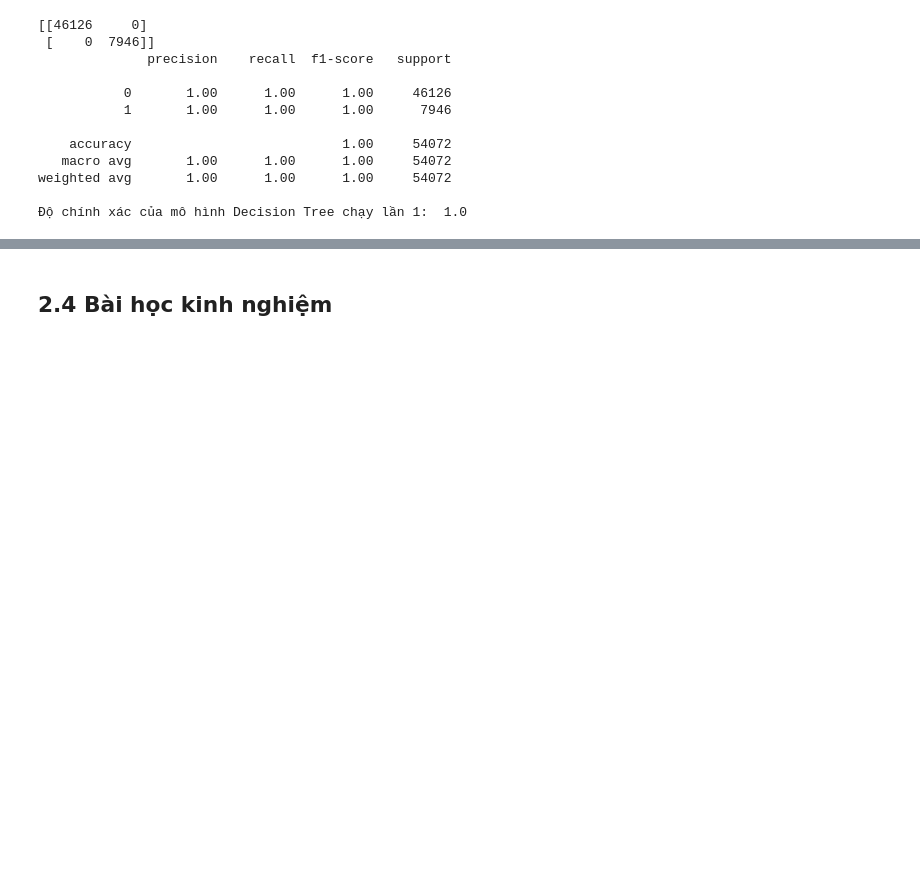
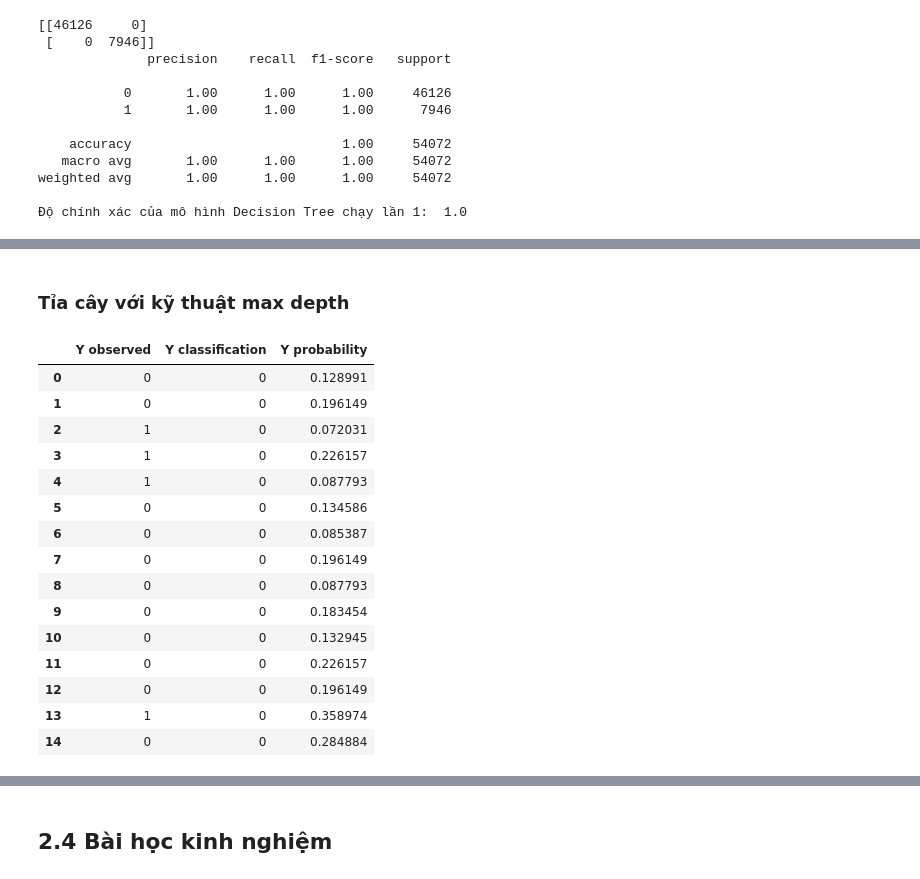
Before and after one commit to lktuan/ds4fb, a Jupyter notebook: notebooks/chapter2_decision_tree.ipynb, the cells around one changed output, grey strips where cells are left out. Cells and saved outputs as stored; diff of their text form; code cells hidden in the pictures; blank space fills up the shorter version.

```diff
--- a/notebooks/chapter2_decision_tree.ipynb
+++ b/notebooks/chapter2_decision_tree.ipynb
@@ -302,0 +324,30 @@ weighted avg       1.00      1.00      1.00     54072
+# %% [markdown]
+### Tỉa cây với kỹ thuật max depth
+# %%
+from sklearn.tree import DecisionTreeClassifier
+
+DT_classifier2 = DecisionTreeClassifier(max_depth=4)
+DT_classifier2.fit(X_train, y_train)
+
+y_prob_train_dt2 = DT_classifier2.predict_proba(X_train)
+y_pred_train_dt2 = DT_classifier2.predict(X_train)
+
+df_report = pd.DataFrame({'Y observed': y_train.ravel(), 'Y classification': y_pred_train_dt2.ravel(), 'Y probability': y_prob_train_dt2[:,1]})
+df_report.head(15)
+# %% [output]
+|  | Y observed | Y classification | Y probability |
+| 0 | 0 | 0 | 0.128991 |
+| 1 | 0 | 0 | 0.196149 |
+| 2 | 1 | 0 | 0.072031 |
+| 3 | 1 | 0 | 0.226157 |
+| 4 | 1 | 0 | 0.087793 |
+| 5 | 0 | 0 | 0.134586 |
+| 6 | 0 | 0 | 0.085387 |
+| 7 | 0 | 0 | 0.196149 |
+| 8 | 0 | 0 | 0.087793 |
+| 9 | 0 | 0 | 0.183454 |
+| 10 | 0 | 0 | 0.132945 |
+| 11 | 0 | 0 | 0.226157 |
+| 12 | 0 | 0 | 0.196149 |
+| 13 | 1 | 0 | 0.358974 |
+| 14 | 0 | 0 | 0.284884 |
```
Also changed, not shown: parts of 10 cells of this notebook, 3 other files.
